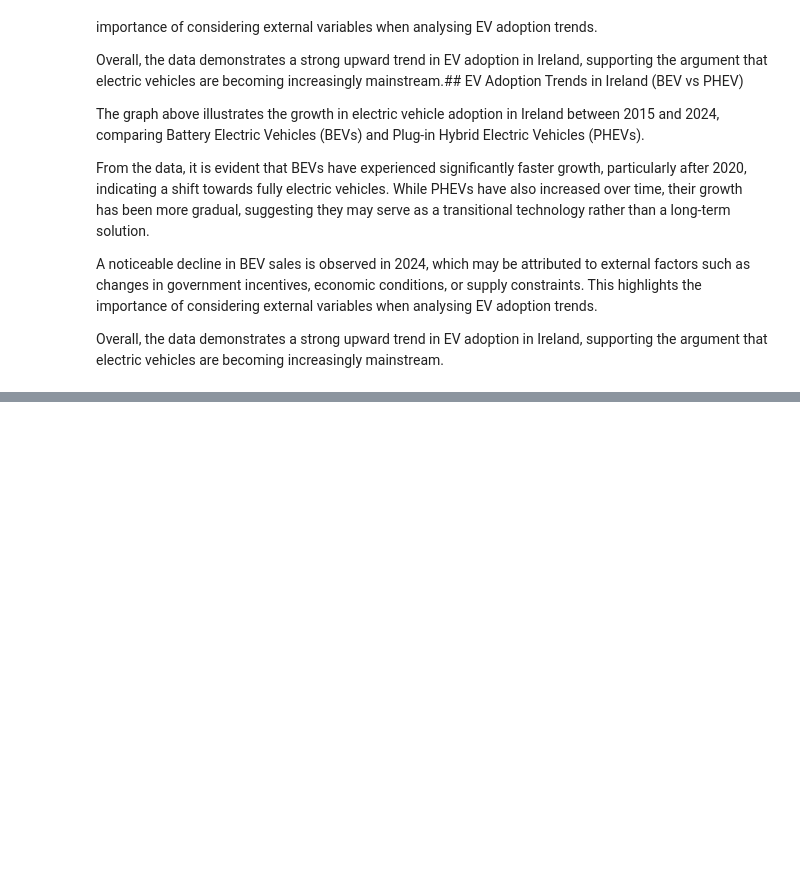
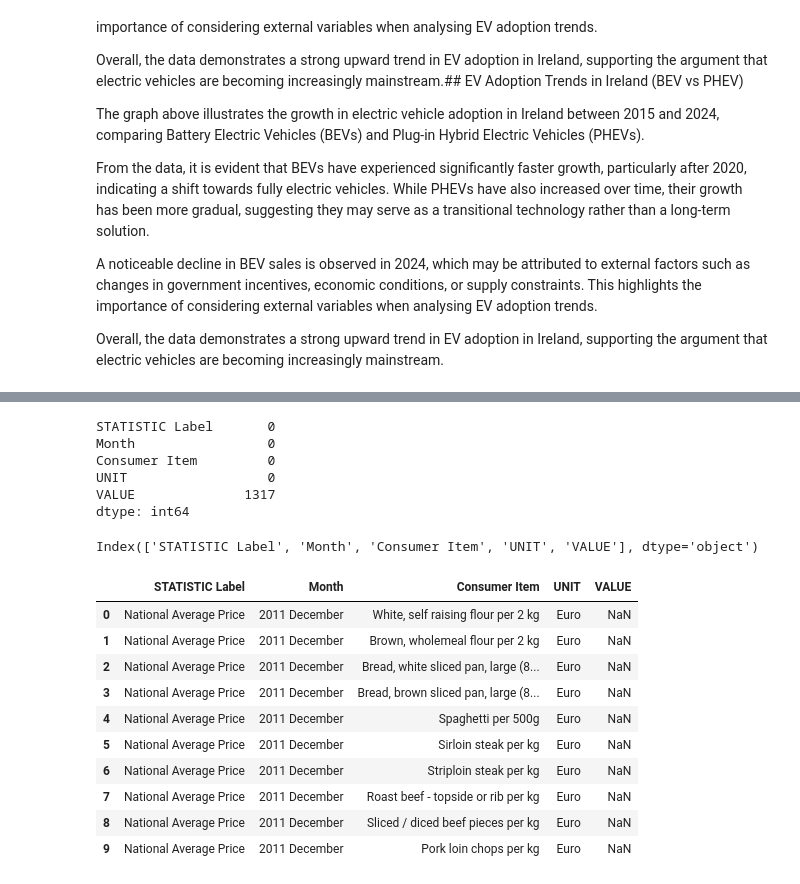
Before and after one commit to Guilherme2022448/Final-Project, a Jupyter notebook: ev_adoption_analysis.ipynb, the cells around one changed output, grey strips where cells are left out. Saved outputs shown, nothing was run; the diff lists cells and outputs as text; code cells hidden in the pictures; blank space fills up the shorter version.

```diff
--- a/ev_adoption_analysis.ipynb
+++ b/ev_adoption_analysis.ipynb
@@ -264,0 +305,27 @@ Overall, the data demonstrates a strong upward trend in EV adoption in Ireland,
+# %%
+fuel_df.isnull().sum()
+# %% [output]
+STATISTIC Label       0
+Month                 0
+Consumer Item         0
+UNIT                  0
+VALUE              1317
+dtype: int64
+# %%
+fuel_df.columns
+# %% [output]
+Index(['STATISTIC Label', 'Month', 'Consumer Item', 'UNIT', 'VALUE'], dtype='object')
+# %%
+fuel_df.head(10)
+# %% [output]
+|  | STATISTIC Label | Month | Consumer Item | UNIT | VALUE |
+| 0 | National Average Price | 2011 December | White, self raising flour per 2 kg | Euro | NaN |
+| 1 | National Average Price | 2011 December | Brown, wholemeal flour per 2 kg | Euro | NaN |
+| 2 | National Average Price | 2011 December | Bread, white sliced pan, large (8... | Euro | NaN |
+| 3 | National Average Price | 2011 December | Bread, brown sliced pan, large (8... | Euro | NaN |
+| 4 | National Average Price | 2011 December | Spaghetti per 500g | Euro | NaN |
+| 5 | National Average Price | 2011 December | Sirloin steak per kg | Euro | NaN |
+| 6 | National Average Price | 2011 December | Striploin steak per kg | Euro | NaN |
+| 7 | National Average Price | 2011 December | Roast beef - topside or rib per kg | Euro | NaN |
+| 8 | National Average Price | 2011 December | Sliced / diced beef pieces per kg | Euro | NaN |
+| 9 | National Average Price | 2011 December | Pork loin chops per kg | Euro | NaN |
```
Also changed, not shown: parts of 17 cells of this notebook.
